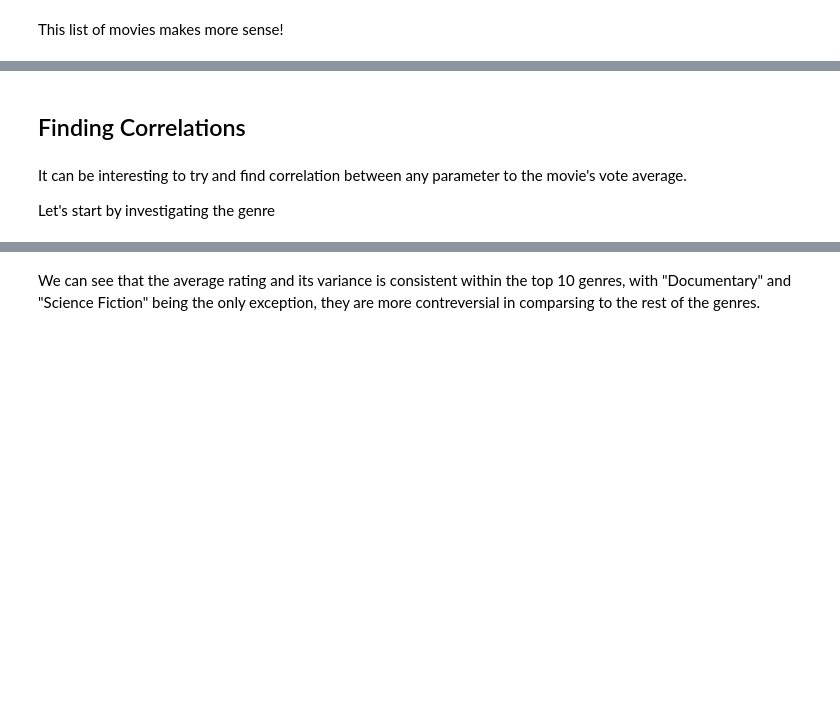
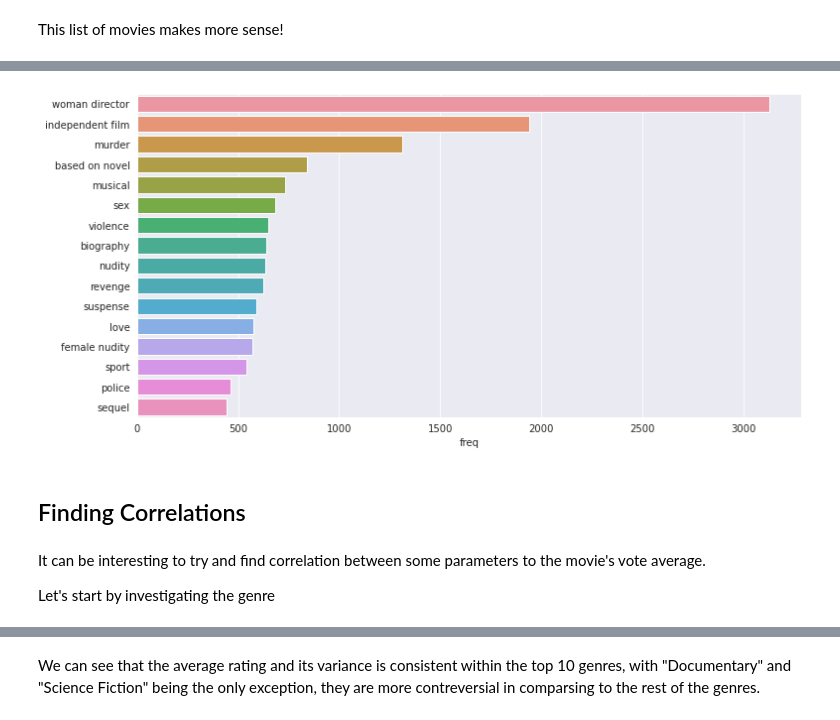
Before and after one commit to adi-benz/movies-rating-analysis, a Jupyter notebook: analysis.ipynb, the cells around one changed output, grey strips where cells are left out. Cells and saved outputs as stored; diff of their text form; code cells hidden in the pictures; blank space fills up the shorter version.

```diff
--- a/analysis.ipynb
+++ b/analysis.ipynb
@@ -356,7 +397,15 @@ This list of movies makes more sense!
+# %%
+most_freq_keywords = keywords_freq.to_frame("freq").sort_values(by="freq", ascending=False).head(16)
+
+plt.figure(figsize=(12, 6))
+sns.barplot(data=most_freq_keywords, x="freq", y=a.index, orient="h")
+plt.show()
+# %% [output]
+[figure, added]
 # %% [markdown]
 ## Finding Correlations
 # %% [markdown]
-It can be interesting to try and find correlation between any parameter to the movie's vote average.
+It can be interesting to try and find correlation between some parameters to the movie's vote average.
 
 Let's start by investigating the genre
 # %%
```
Also changed, not shown: parts of 32 cells of this notebook.
